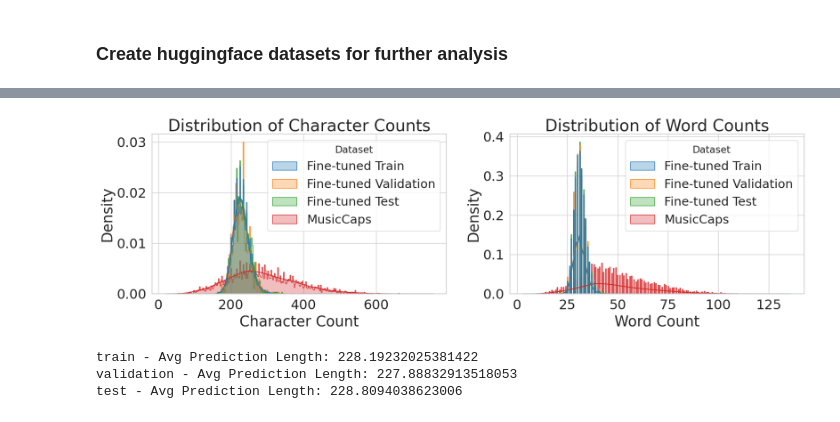
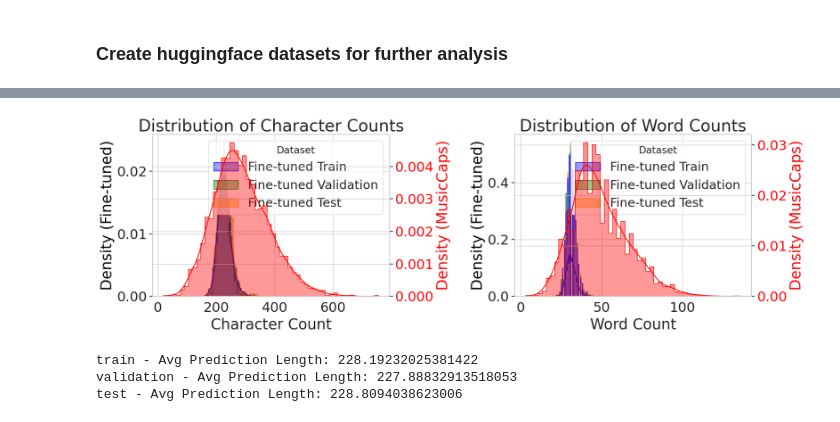
Before and after one commit to BrunoSienkiewicz/ConceptCaps, a Jupyter notebook: notebooks/4. Conditioned caption inference.ipynb, the cells around one changed output, grey strips where cells are left out. Drawn from its saved outputs; the diff is of its cells as text; code cells hidden in the pictures.

```diff
--- a/notebooks/4. Conditioned caption inference.ipynb
+++ b/notebooks/4. Conditioned caption inference.ipynb
@@ -27,17 +27,10 @@ plt.rcParams.update({
 # %%
-# Define base directory and model names
 base_dir = Path("../data/generated_captions")
 models = ['ft', 'base', 'zero_shot']
-
-# Load all predictions and metrics
 predictions = {}
-metrics = {}
 
 for model in models:
     predictions[model] = {}
-    metrics[model] = {}
-
-    # Load predictions
     pred_path = base_dir / f"{model}.csv"
     if pred_path.exists():
         predictions[model] = pd.read_csv(pred_path)
@@ -74,16 +71,14 @@ CommitInfo(commit_url='https://huggingface.co/datasets/bsienkiewicz/quick-test-c
 # %%
 final_dir = Path("../data/generated_captions/")
 splits = ['train', 'validation', 'test']
-predictions = {}
+captions = {}
 datasets = {}
 
 for split in splits:
-    # Load predictions
     pred_path = final_dir / f"final_{split}.csv"
     df = pd.read_csv(pred_path)
-    display(df.head())
     dataset = Dataset.from_pandas(df)
-    predictions[split] = df
+    captions[split] = df
     datasets[split] = dataset
     print(f"Loaded {split}: {len(df)} samples")
 # %% [output]
@@ -111,12 +90,11 @@ Loaded test: 1191 samples
 # %%
 mc_dataset = load_dataset("google/MusicCaps", split="train")
 mc_df = mc_dataset.to_pandas()
-predictions['mc'] = mc_df
+captions['mc'] = mc_df
 # %%
-# Prepare data for comparison
 comparison_data = []
 datasets = ['train', 'validation', 'test', 'mc']
-split_to_name = {
+dataset_to_name = {
     'train': 'Fine-tuned Train',
     'validation': 'Fine-tuned Validation',
     'test': 'Fine-tuned Test',
@@ -124,7 +102,7 @@ split_to_name = {
 }
 
 for dataset in datasets:
-    df = predictions[dataset]
+    df = captions[dataset]
     col_name = 'prediction' if 'prediction' in df.columns else 'caption'
     df[col_name] = df[col_name].astype(str)
 
@@ -133,43 +111,85 @@ for dataset in datasets:
 
     # Create temporary dataframe for plotting
     temp_df = pd.DataFrame({
-        'Dataset': split_to_name[dataset],
+        'Dataset': dataset_to_name[dataset],
         'Word Count': word_counts,
         'Character Count': char_counts
     })
     comparison_data.append(temp_df)
 
-display(temp_df)
 viz_df = pd.concat(comparison_data, ignore_index=True)
+
+# Split data
+ft_df = viz_df[viz_df['Dataset'] != 'MusicCaps']
+mc_df = viz_df[viz_df['Dataset'] == 'MusicCaps']
+
 fig, axes = plt.subplots(1, 2, figsize=(18, 6))
 
+# Character counts with dual y-axis
+ax0_twin = axes[0].twinx()
 sns.histplot(
-    data=viz_df,
+    data=ft_df,
     x='Character Count',
     hue='Dataset',
     kde=True,
     element='step',
     stat='density',
     common_norm=False,
-    alpha=0.3,
-    ax=axes[0]
+    alpha=0.4,
+    ax=axes[0],
+    palette={'Fine-tuned Train': 'blue',
+             'Fine-tuned Validation': 'green',
+             'Fine-tuned Test': 'orange'}
+)
+sns.histplot(
+    data=mc_df,
+    x='Character Count',
+    kde=True,
+    element='step',
+    stat='density',
+    alpha=0.4,
+    color='red',
+    ax=ax0_twin,
+    label='MusicCaps'
 )
 axes[0].set_title('Distribution of Character Counts')
 axes[0].set_xlabel('Character Count')
+axes[0].set_ylabel('Density (Fine-tuned)', color='black')
+ax0_twin.set_ylabel('Density (MusicCaps)', color='red')
+ax0_twin.tick_params(axis='y', labelcolor='red')
 
+# Word counts with dual y-axis
+ax1_twin = axes[1].twinx()
 sns.histplot(
-    data=viz_df,
+    data=ft_df,
     x='Word Count',
     hue='Dataset',
     kde=True,
     element='step',
     stat='density',
     common_norm=False,
-    alpha=0.3,
-    ax=axes[1]
+    alpha=0.4,
+    ax=axes[1],
+    palette={'Fine-tuned Train': 'blue',
+             'Fine-tuned Validation': 'green',
+             'Fine-tuned Test': 'orange'}
+)
+sns.histplot(
+    data=mc_df,
+    x='Word Count',
+    kde=True,
+    element='step',
+    stat='density',
+    alpha=0.4,
+    color='red',
+    ax=ax1_twin,
+    label='MusicCaps'
 )
 axes[1].set_title('Distribution of Word Counts')
 axes[1].set_xlabel('Word Count')
+axes[1].set_ylabel('Density (Fine-tuned)', color='black')
+ax1_twin.set_ylabel('Density (MusicCaps)', color='red')
+ax1_twin.tick_params(axis='y', labelcolor='red')
 
 plt.tight_layout()
 plt.show()
@@ -190,2 +197,2 @@ plt.show()
-[figure, old version]
+[figure, new version]
 # %%
```
Also changed, not shown: parts of 9 cells of this notebook, 1 other file.
